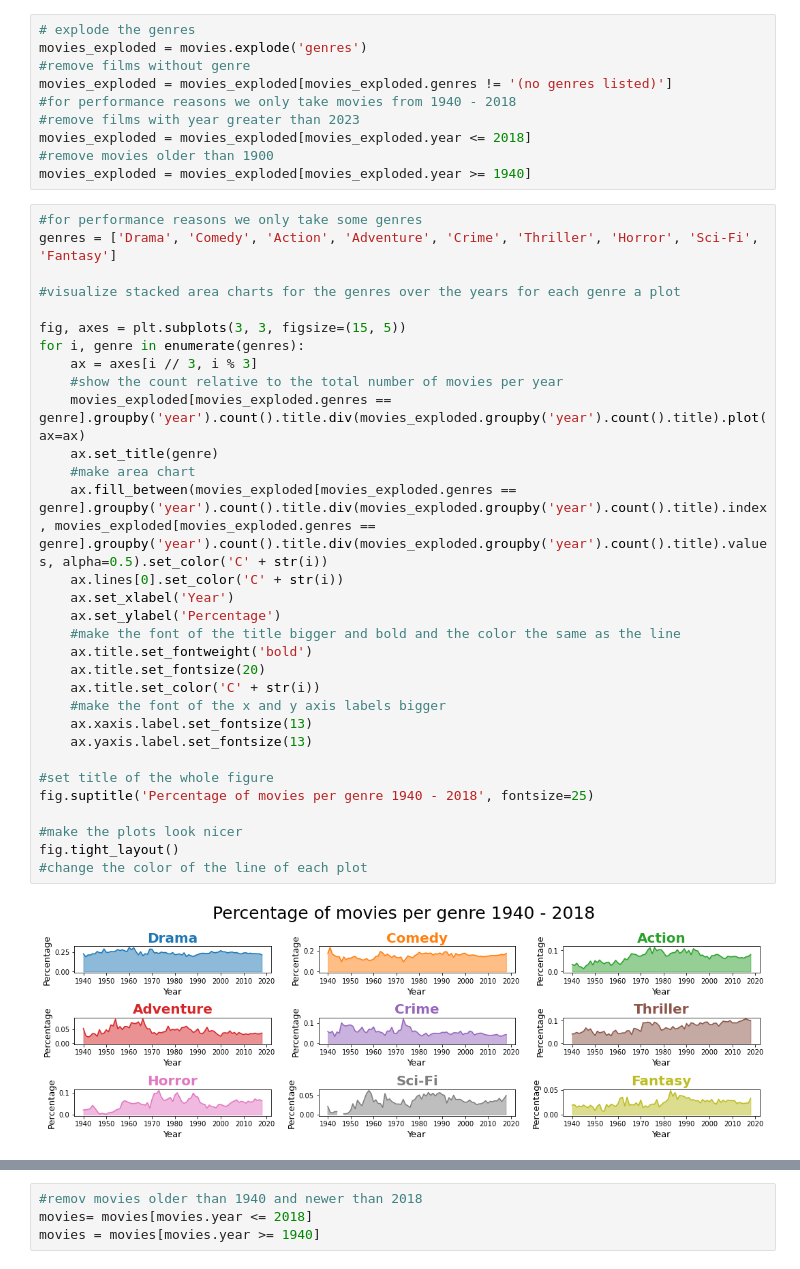
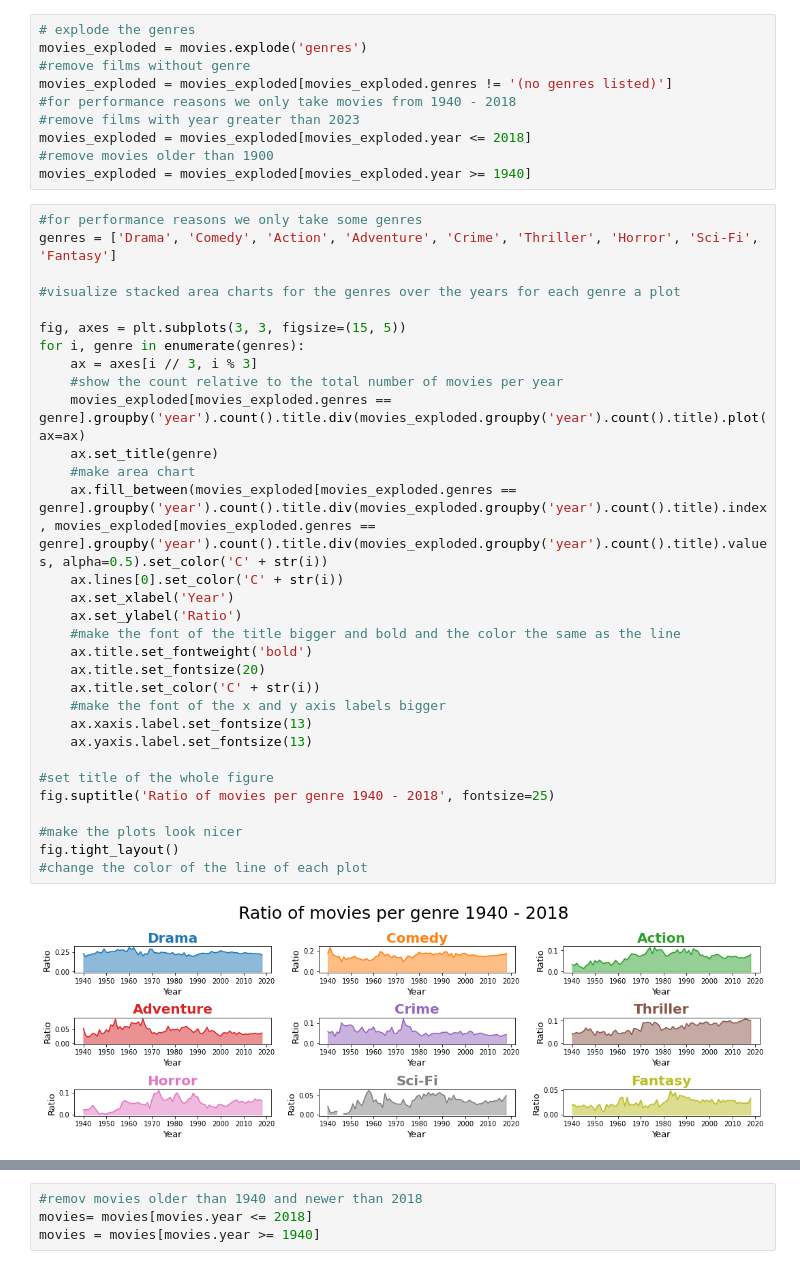
Before and after one commit to nicolarohner1337/gdv, a Jupyter notebook: Fundamentals_of_Data_Visualization.ipynb, the cells around one changed output, grey strips where cells are left out. Saved outputs shown, nothing was run; the diff lists cells and outputs as text.

```diff
--- a/Fundamentals_of_Data_Visualization.ipynb
+++ b/Fundamentals_of_Data_Visualization.ipynb
@@ -47,33 +74,33 @@ movies_exploded = movies_exploded[movies_exploded.year >= 1940]
 # %%
 #for performance reasons we only take some genres
 genres = ['Drama', 'Comedy', 'Action', 'Adventure', 'Crime', 'Thriller', 'Horror', 'Sci-Fi', 'Fantasy']
 
 #visualize stacked area charts for the genres over the years for each genre a plot
 
 fig, axes = plt.subplots(3, 3, figsize=(15, 5))
 for i, genre in enumerate(genres):
     ax = axes[i // 3, i % 3]
     #show the count relative to the total number of movies per year
     movies_exploded[movies_exploded.genres == genre].groupby('year').count().title.div(movies_exploded.groupby('year').count().title).plot(ax=ax)
     ax.set_title(genre)
     #make area chart
     ax.fill_between(movies_exploded[movies_exploded.genres == genre].groupby('year').count().title.div(movies_exploded.groupby('year').count().title).index, movies_exploded[movies_exploded.genres == genre].groupby('year').count().title.div(movies_exploded.groupby('year').count().title).values, alpha=0.5).set_color('C' + str(i))
     ax.lines[0].set_color('C' + str(i))
     ax.set_xlabel('Year')
-    ax.set_ylabel('Percentage')
+    ax.set_ylabel('Ratio')
     #make the font of the title bigger and bold and the color the same as the line
     ax.title.set_fontweight('bold')
     ax.title.set_fontsize(20)
     ax.title.set_color('C' + str(i))
     #make the font of the x and y axis labels bigger
     ax.xaxis.label.set_fontsize(13)
     ax.yaxis.label.set_fontsize(13)
 
 #set title of the whole figure
-fig.suptitle('Percentage of movies per genre 1940 - 2018', fontsize=25)
+fig.suptitle('Ratio of movies per genre 1940 - 2018', fontsize=25)
 
 #make the plots look nicer
 fig.tight_layout()
 #change the color of the line of each plot
 # %% [output]
-[figure, old version]
+[figure, new version]
```
Also changed, not shown: parts of 24 cells of this notebook, 3 other files.
